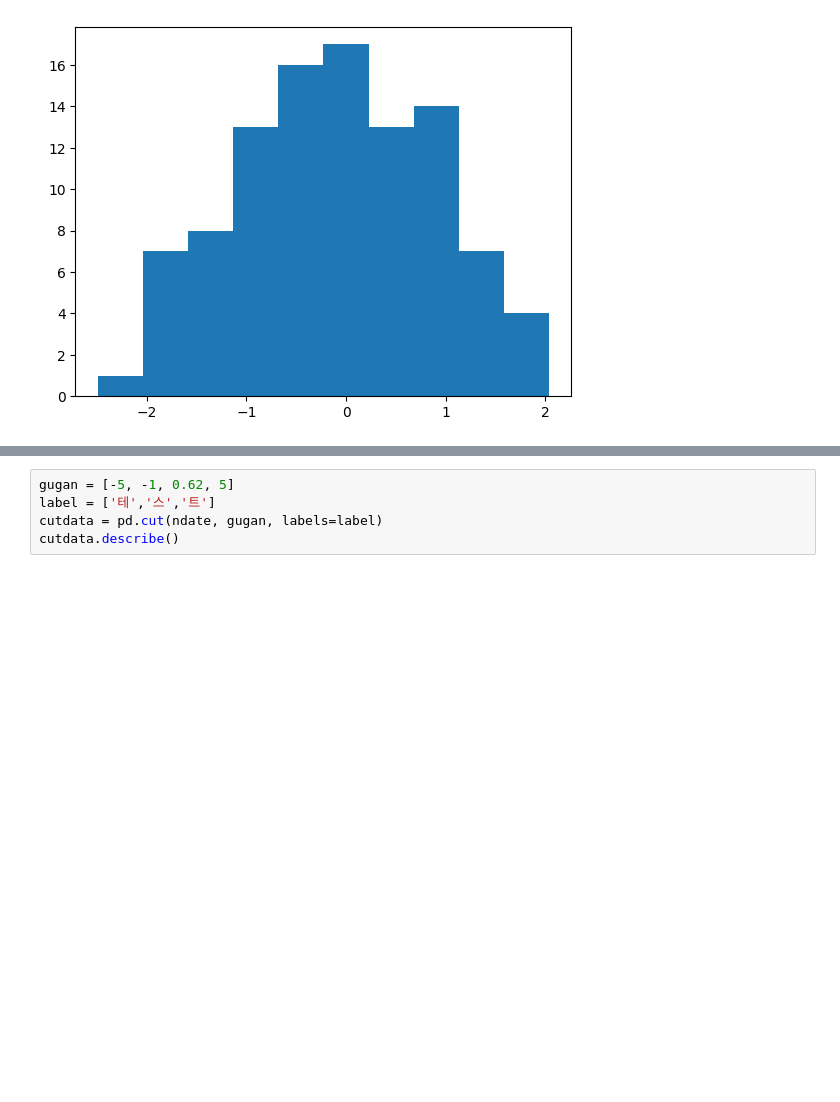
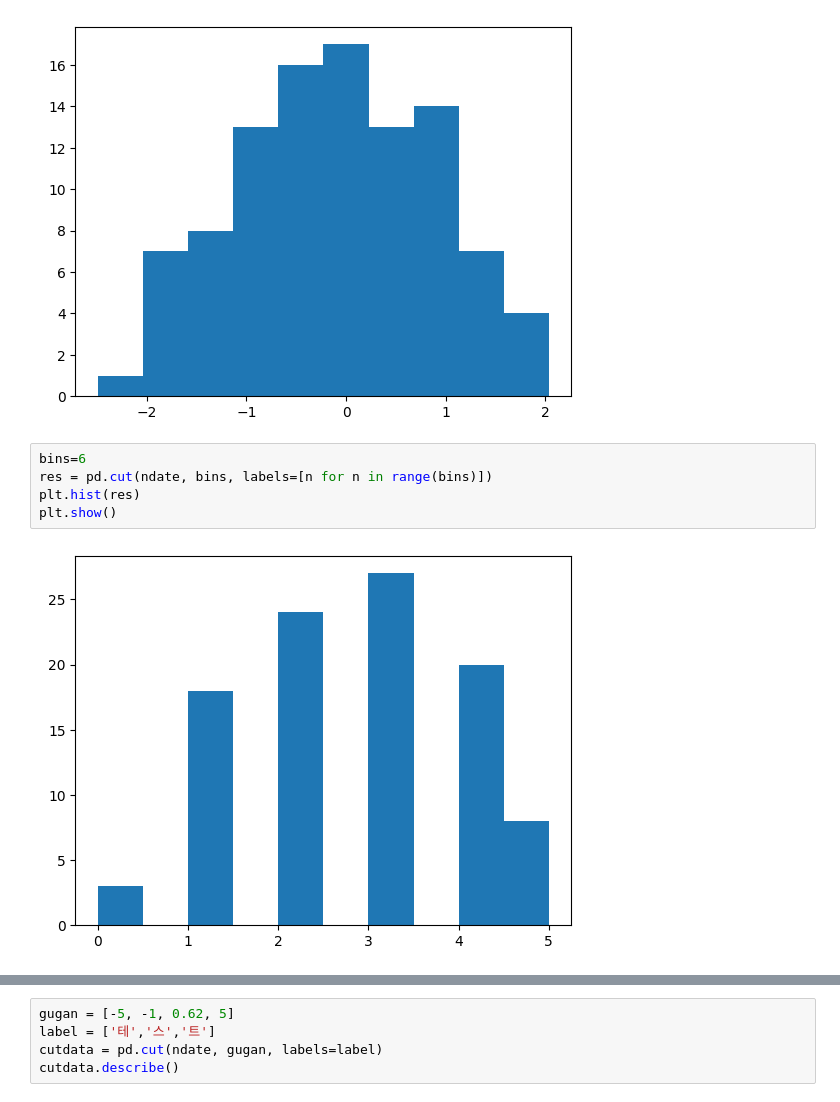
Before and after one commit to kkh1158/lecture, a Jupyter notebook: ipynb/lec10_object.ipynb, the cells around one changed output, grey strips where cells are left out. Drawn from its saved outputs; the diff is of its cells as text; blank space fills up the shorter version.

```diff
--- a/ipynb/lec10_object.ipynb
+++ b/ipynb/lec10_object.ipynb
@@ -244,3 +244,10 @@ plt.hist(ndate)
 plt.show()
 # %% [output]
 [figure]
+# %%
+bins=6
+res = pd.cut(ndate, bins, labels=[n for n in range(bins)])
+plt.hist(res)
+plt.show()
+# %% [output]
+[figure, added]
```
Also changed, not shown: parts of 2 cells of this notebook, 3 other files.
